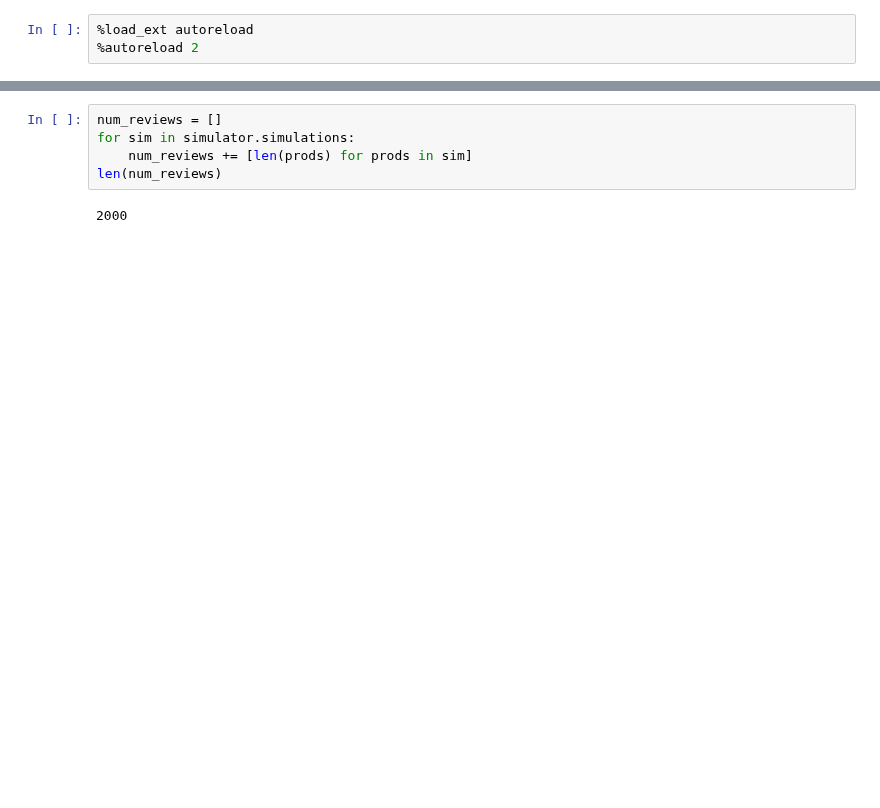
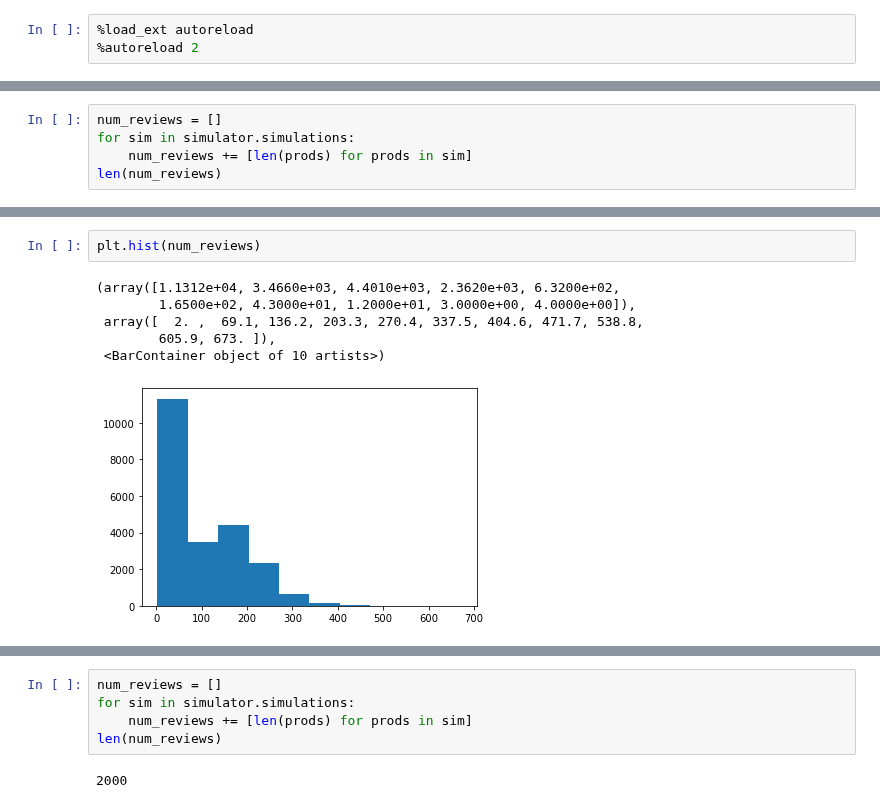
Before and after one commit to narendramukherjee/reputation-systems, a Jupyter notebook: snpe/notebooks/marketplace_simulator_testing.ipynb, the cells around one changed output, grey strips where cells are left out. Drawn from its saved outputs; the diff is of its cells as text; blank space fills up the shorter version.

```diff
--- a/snpe/notebooks/marketplace_simulator_testing.ipynb
+++ b/snpe/notebooks/marketplace_simulator_testing.ipynb
@@ -59,0 +112,5 @@ len(simulator.simulations)
+# %%
+num_reviews = []
+for sim in simulator.simulations:
+    num_reviews += [len(prods) for prods in sim]
+len(num_reviews)
@@ -59,0 +141,9 @@ len(simulator.simulations)
+# %%
+plt.hist(num_reviews)
+# %% [output]
+(array([1.1312e+04, 3.4660e+03, 4.4010e+03, 2.3620e+03, 6.3200e+02,
+        1.6500e+02, 4.3000e+01, 1.2000e+01, 3.0000e+00, 4.0000e+00]),
+ array([  2. ,  69.1, 136.2, 203.3, 270.4, 337.5, 404.6, 471.7, 538.8,
+        605.9, 673. ]),
+ <BarContainer object of 10 artists>)
+[figure, added]
```
Also changed, not shown: parts of 71 cells of this notebook, 6 other files.
